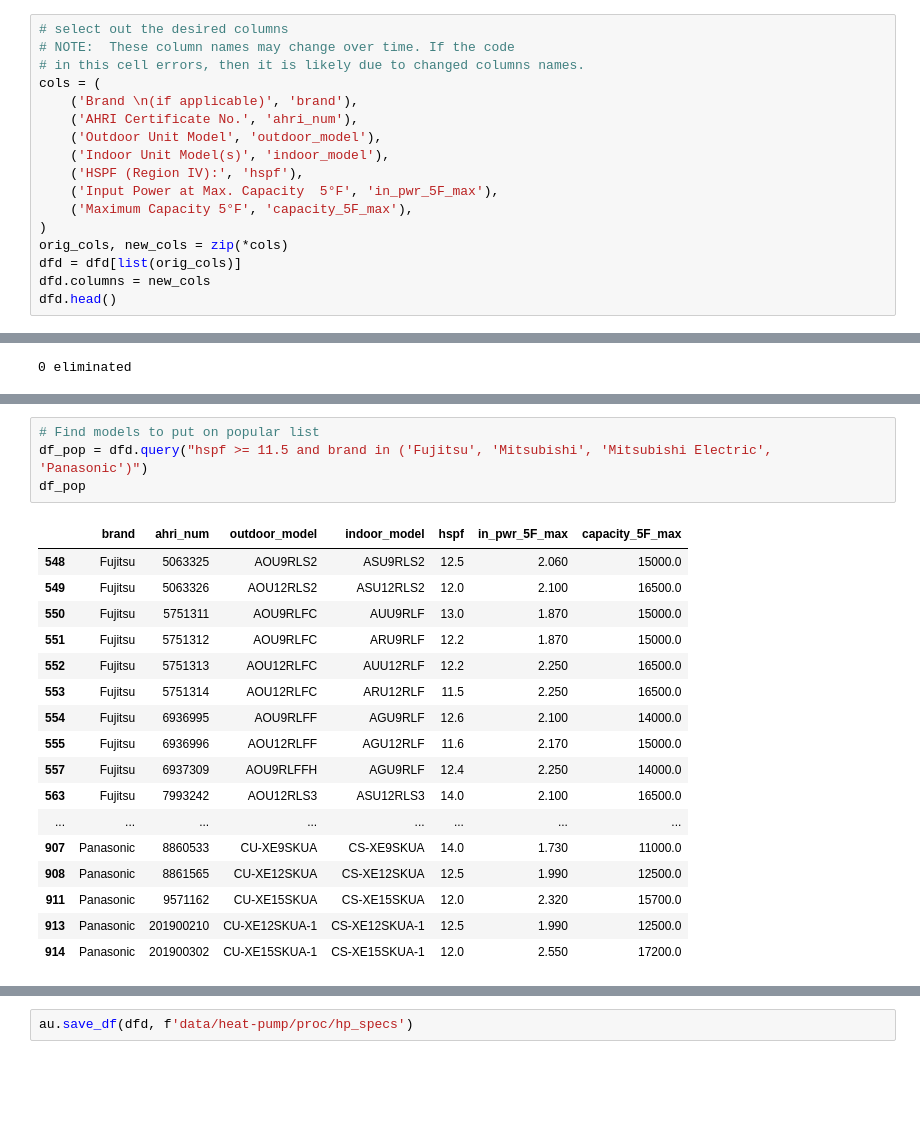
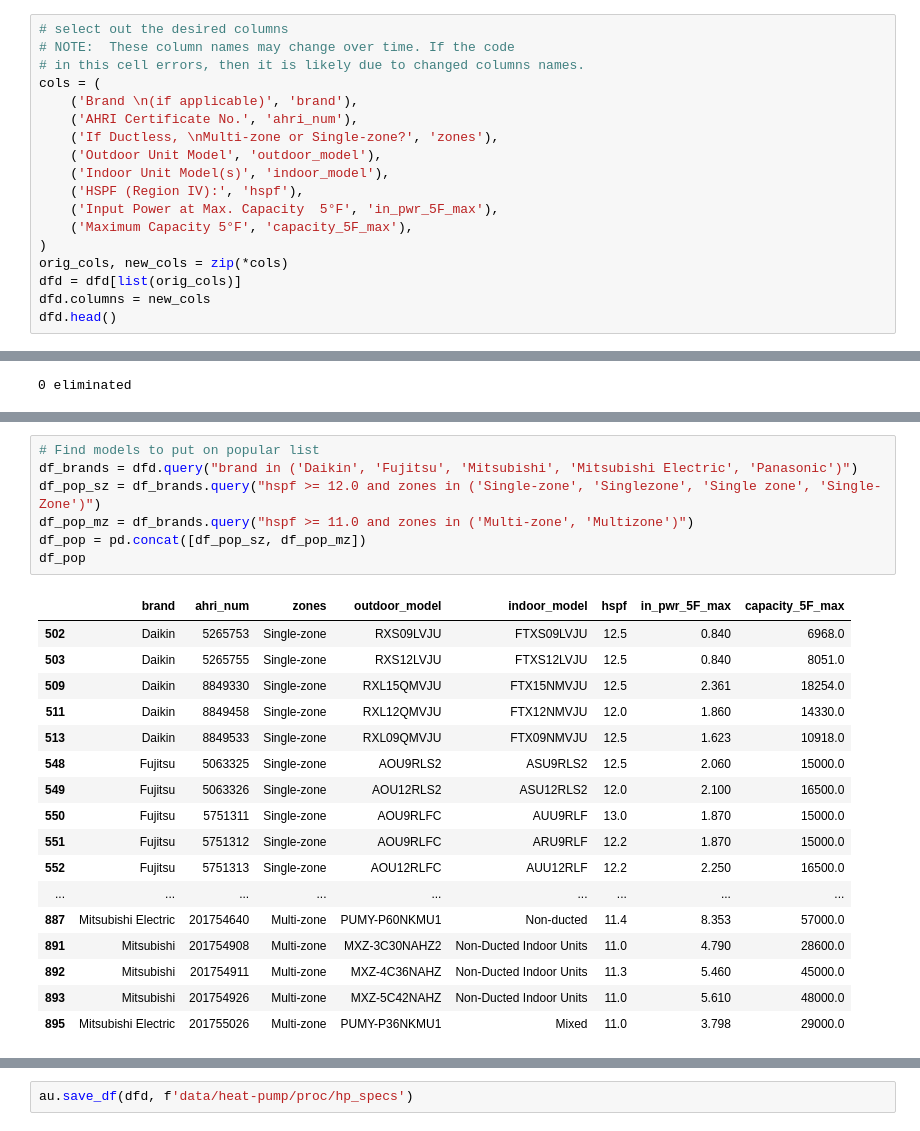
Before and after one commit to RobertLJordan/ak-energy-admin, a Jupyter notebook: ak-energy-data-admin.ipynb, the cells around one changed output, grey strips where cells are left out. Cells and saved outputs as stored; diff of their text form; blank space fills up the shorter version.

Commit message:
Added single/multi zone info and changed popular criteria.

```diff
--- a/ak-energy-data-admin.ipynb
+++ b/ak-energy-data-admin.ipynb
@@ -540,6 +540,7 @@ array(['Ductless', 'Ductless  '], dtype=object)
 cols = (
     ('Brand \n(if applicable)', 'brand'),
     ('AHRI Certificate No.', 'ahri_num'),
+    ('If Ductless, \nMulti-zone or Single-zone?', 'zones'),
     ('Outdoor Unit Model', 'outdoor_model'),
     ('Indoor Unit Model(s)', 'indoor_model'),
     ('HSPF (Region IV):', 'hspf'),
@@ -628,25 +639,28 @@ print(len(dfd) - orig_ct, 'eliminated')
 # %%
 # Find models to put on popular list
-df_pop = dfd.query("hspf >= 11.5 and brand in ('Fujitsu', 'Mitsubishi', 'Mitsubishi Electric', 'Panasonic')")
+df_brands = dfd.query("brand in ('Daikin', 'Fujitsu', 'Mitsubishi', 'Mitsubishi Electric', 'Panasonic')")
+df_pop_sz = df_brands.query("hspf >= 12.0 and zones in ('Single-zone', 'Singlezone', 'Single zone', 'Single-Zone')")
+df_pop_mz = df_brands.query("hspf >= 11.0 and zones in ('Multi-zone', 'Multizone')")
+df_pop = pd.concat([df_pop_sz, df_pop_mz])
 df_pop
 # %% [output]
-|  | brand | ahri_num | outdoor_model | indoor_model | hspf | in_pwr_5F_max | capacity_5F_max |
-| 548 | Fujitsu | 5063325 | AOU9RLS2 | ASU9RLS2 | 12.5 | 2.060 | 15000.0 |
-| 549 | Fujitsu | 5063326 | AOU12RLS2 | ASU12RLS2 | 12.0 | 2.100 | 16500.0 |
-| 550 | Fujitsu | 5751311 | AOU9RLFC | AUU9RLF | 13.0 | 1.870 | 15000.0 |
-| 551 | Fujitsu | 5751312 | AOU9RLFC | ARU9RLF | 12.2 | 1.870 | 15000.0 |
-| 552 | Fujitsu | 5751313 | AOU12RLFC | AUU12RLF | 12.2 | 2.250 | 16500.0 |
-| 553 | Fujitsu | 5751314 | AOU12RLFC | ARU12RLF | 11.5 | 2.250 | 16500.0 |
-| 554 | Fujitsu | 6936995 | AOU9RLFF | AGU9RLF | 12.6 | 2.100 | 14000.0 |
-| 555 | Fujitsu | 6936996 | AOU12RLFF | AGU12RLF | 11.6 | 2.170 | 15000.0 |
-| 557 | Fujitsu | 6937309 | AOU9RLFFH | AGU9RLF | 12.4 | 2.250 | 14000.0 |
-| 563 | Fujitsu | 7993242 | AOU12RLS3 | ASU12RLS3 | 14.0 | 2.100 | 16500.0 |
-| ... | ... | ... | ... | ... | ... | ... | ... |
-| 907 | Panasonic | 8860533 | CU-XE9SKUA | CS-XE9SKUA | 14.0 | 1.730 | 11000.0 |
-| 908 | Panasonic | 8861565 | CU-XE12SKUA | CS-XE12SKUA | 12.5 | 1.990 | 12500.0 |
-| 911 | Panasonic | 9571162 | CU-XE15SKUA | CS-XE15SKUA | 12.0 | 2.320 | 15700.0 |
-| 913 | Panasonic | 201900210 | CU-XE12SKUA-1 | CS-XE12SKUA-1 | 12.5 | 1.990 | 12500.0 |
-| 914 | Panasonic | 201900302 | CU-XE15SKUA-1 | CS-XE15SKUA-1 | 12.0 | 2.550 | 17200.0 |
+|  | brand | ahri_num | zones | outdoor_model | indoor_model | hspf | in_pwr_5F_max | capacity_5F_max |
+| 502 | Daikin | 5265753 | Single-zone | RXS09LVJU | FTXS09LVJU | 12.5 | 0.840 | 6968.0 |
+| 503 | Daikin | 5265755 | Single-zone | RXS12LVJU | FTXS12LVJU | 12.5 | 0.840 | 8051.0 |
+| 509 | Daikin | 8849330 | Single-zone | RXL15QMVJU | FTX15NMVJU | 12.5 | 2.361 | 18254.0 |
+| 511 | Daikin | 8849458 | Single-zone | RXL12QMVJU | FTX12NMVJU | 12.0 | 1.860 | 14330.0 |
+| 513 | Daikin | 8849533 | Single-zone | RXL09QMVJU | FTX09NMVJU | 12.5 | 1.623 | 10918.0 |
+| 548 | Fujitsu | 5063325 | Single-zone | AOU9RLS2 | ASU9RLS2 | 12.5 | 2.060 | 15000.0 |
+| 549 | Fujitsu | 5063326 | Single-zone | AOU12RLS2 | ASU12RLS2 | 12.0 | 2.100 | 16500.0 |
+| 550 | Fujitsu | 5751311 | Single-zone | AOU9RLFC | AUU9RLF | 13.0 | 1.870 | 15000.0 |
+| 551 | Fujitsu | 5751312 | Single-zone | AOU9RLFC | ARU9RLF | 12.2 | 1.870 | 15000.0 |
+| 552 | Fujitsu | 5751313 | Single-zone | AOU12RLFC | AUU12RLF | 12.2 | 2.250 | 16500.0 |
+| ... | ... | ... | ... | ... | ... | ... | ... | ... |
+| 887 | Mitsubishi Electric | 201754640 | Multi-zone | PUMY-P60NKMU1 | Non-ducted | 11.4 | 8.353 | 57000.0 |
+| 891 | Mitsubishi | 201754908 | Multi-zone | MXZ-3C30NAHZ2 | Non-Ducted Indoor Units | 11.0 | 4.790 | 28600.0 |
+| 892 | Mitsubishi | 201754911 | Multi-zone | MXZ-4C36NAHZ | Non-Ducted Indoor Units | 11.3 | 5.460 | 45000.0 |
+| 893 | Mitsubishi | 201754926 | Multi-zone | MXZ-5C42NAHZ | Non-Ducted Indoor Units | 11.0 | 5.610 | 48000.0 |
+| 895 | Mitsubishi Electric | 201755026 | Multi-zone | PUMY-P36NKMU1 | Mixed | 11.0 | 3.798 | 29000.0 |
 # %%
 dfd['popular'] = False
 dfd.loc[df_pop.index, 'popular'] =  True
```
Also changed, not shown: parts of 4 cells of this notebook, 2 other files.
